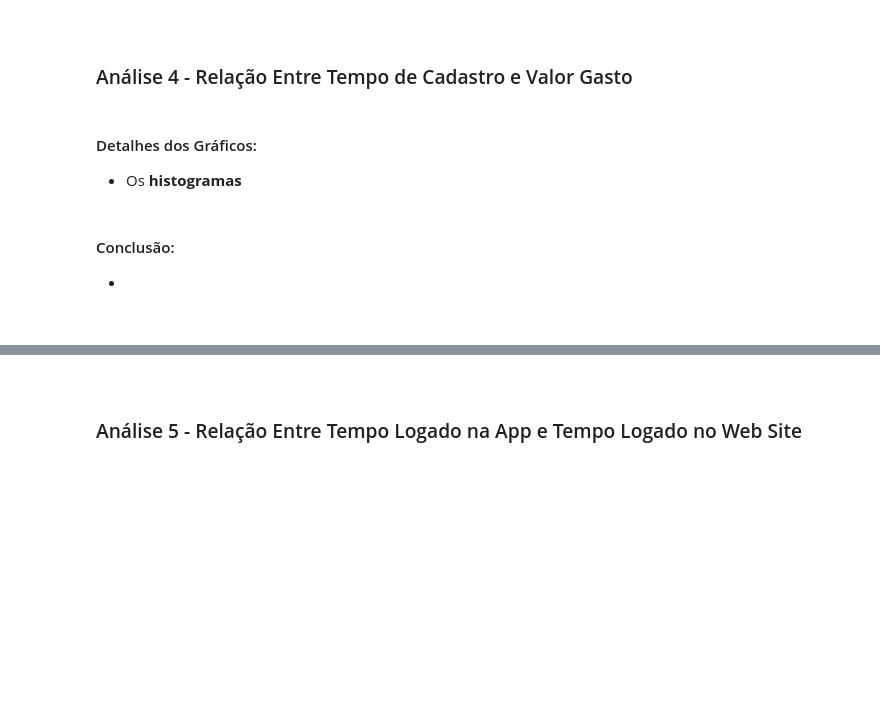
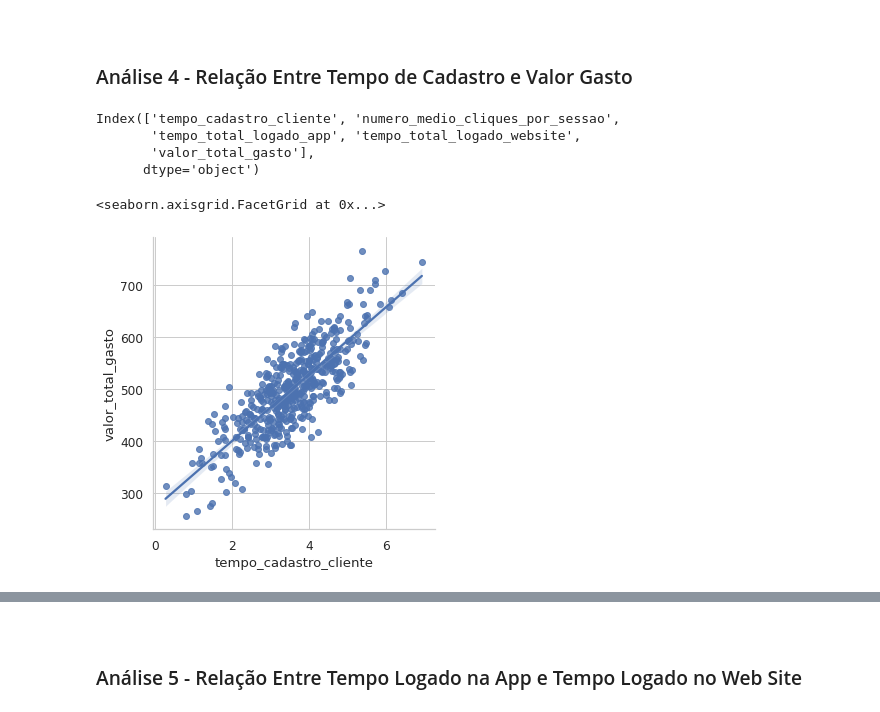
Before and after one commit to EduardoBran/Python_-_Machine_Learning_-_Projeto_Regressao, a Jupyter notebook: 01-Mini-Projeto_-_Construcao_Treinamento_Avaliacao_e_Selecao_de_Modelos_Para_Regressao.ipynb, the cells around one changed output, grey strips where cells are left out. Saved outputs shown, nothing was run; the diff lists cells and outputs as text; code cells hidden in the pictures; blank space fills up the shorter version.

```diff
--- a/01-Mini-Projeto_-_Construcao_Treinamento_Avaliacao_e_Selecao_de_Modelos_Para_Regressao.ipynb
+++ b/01-Mini-Projeto_-_Construcao_Treinamento_Avaliacao_e_Selecao_de_Modelos_Para_Regressao.ipynb
@@ -289,13 +336,18 @@ dados[['tempo_total_logado_website', 'valor_total_gasto']].corr()
 <br>
 
 ### Análise 4 - Relação Entre Tempo de Cadastro e Valor Gasto
-# %% [markdown]
-#### Detalhes dos Gráficos:
-
-- Os **histogramas**
-# %% [markdown]
-#### Conclusão:
-
--
-
-<br>
+# %%
+dados.columns
+# %% [output]
+Index(['tempo_cadastro_cliente', 'numero_medio_cliques_por_sessao',
+       'tempo_total_logado_app', 'tempo_total_logado_website',
+       'valor_total_gasto'],
+      dtype='object')
+# %%
+# Plot
+sns.set(font_scale = 1.1)
+sns.set_style('whitegrid')
+sns.lmplot(x = "tempo_cadastro_cliente", y = "valor_total_gasto", data = dados)
+# %% [output]
+<seaborn.axisgrid.FacetGrid at 0x...>
+[figure, added]
```
Also changed, not shown: parts of 24 cells of this notebook, 1 other file.
